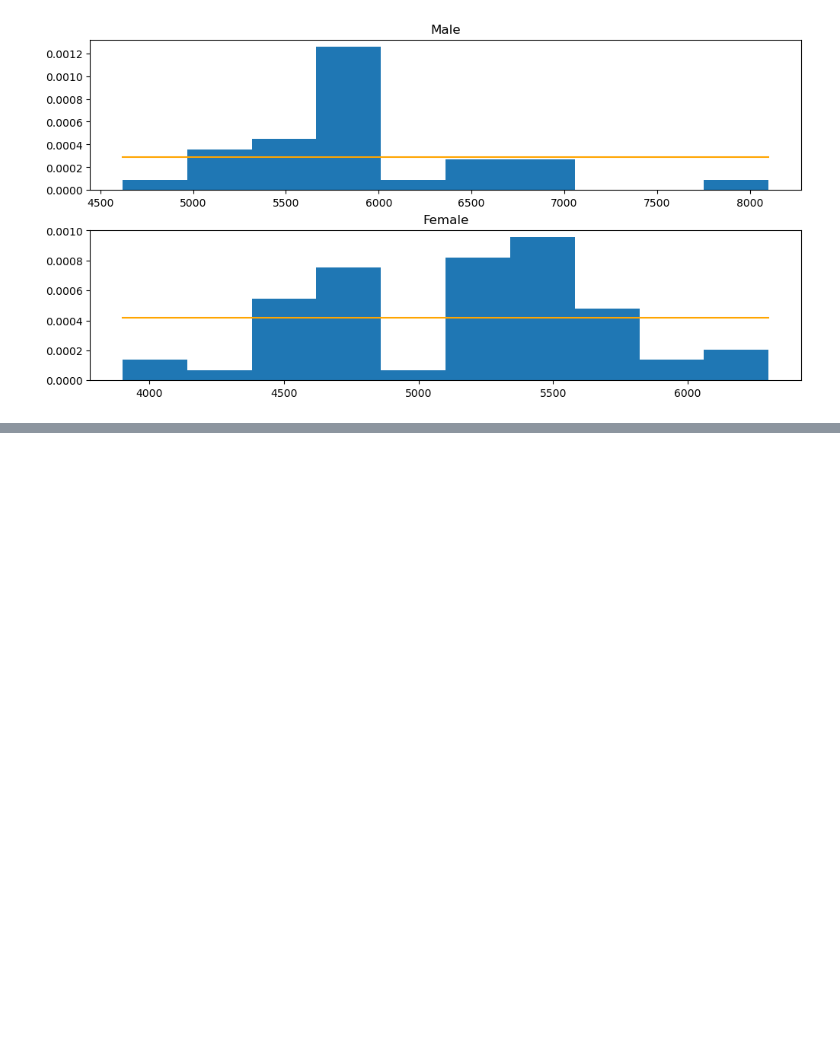
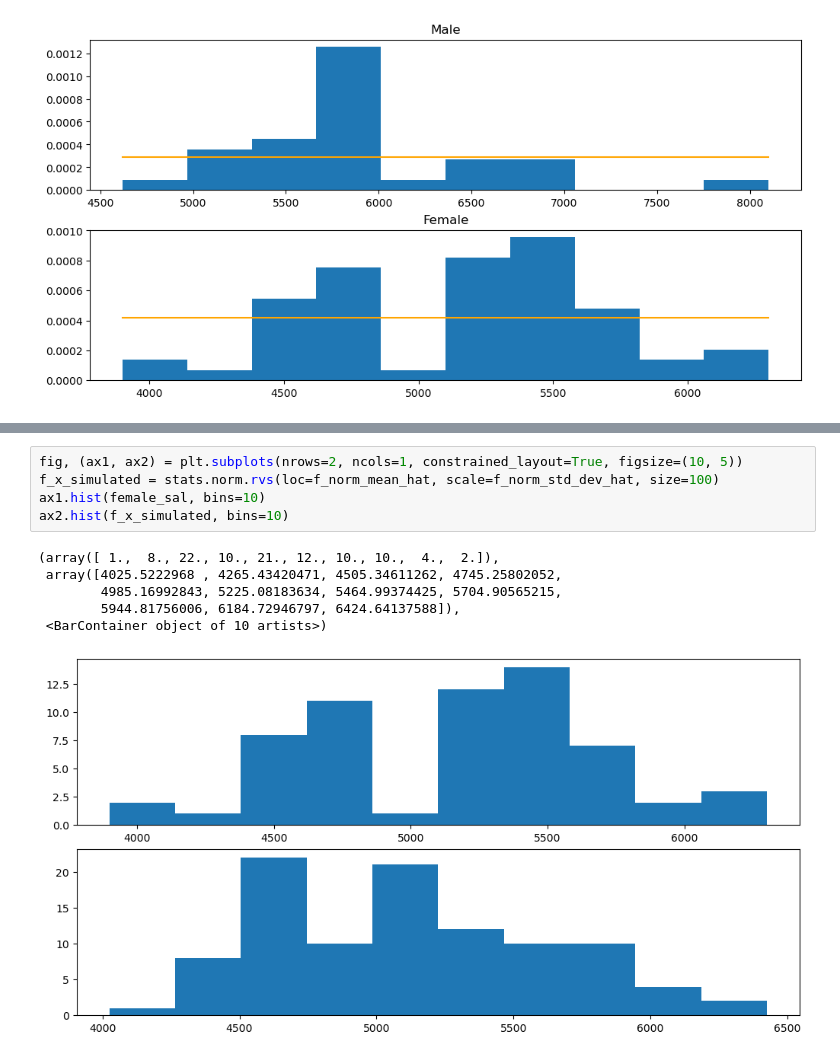
Before and after one commit to nickobard/Basic-Statistical-Analysis-of-Wage-by-Gender-Dataset, a Jupyter notebook: uloha.ipynb, the cells around one changed output, grey strips where cells are left out. Cells and saved outputs as stored; diff of their text form; blank space fills up the shorter version.

```diff
--- a/uloha.ipynb
+++ b/uloha.ipynb
@@ -295,0 +308,12 @@ Text(0.5, 1.0, 'Female')
+# %%
+fig, (ax1, ax2) = plt.subplots(nrows=2, ncols=1, constrained_layout=True, figsize=(10, 5))
+f_x_simulated = stats.norm.rvs(loc=f_norm_mean_hat, scale=f_norm_std_dev_hat, size=100)
+ax1.hist(female_sal, bins=10)
+ax2.hist(f_x_simulated, bins=10)
+# %% [output]
+(array([ 1.,  8., 22., 10., 21., 12., 10., 10.,  4.,  2.]),
+ array([4025.5222968 , 4265.43420471, 4505.34611262, 4745.25802052,
+        4985.16992843, 5225.08183634, 5464.99374425, 5704.90565215,
+        5944.81756006, 6184.72946797, 6424.64137588]),
+ <BarContainer object of 10 artists>)
+[figure, added]
```
Also changed, not shown: parts of 1 cell of this notebook.
